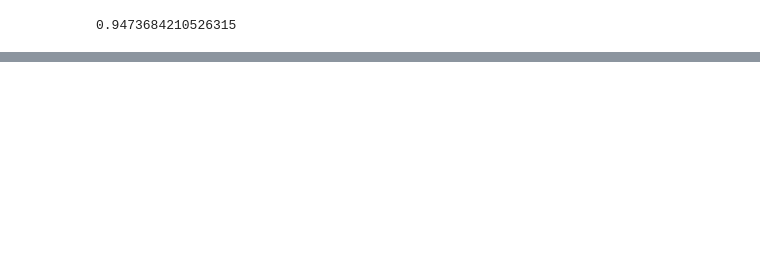
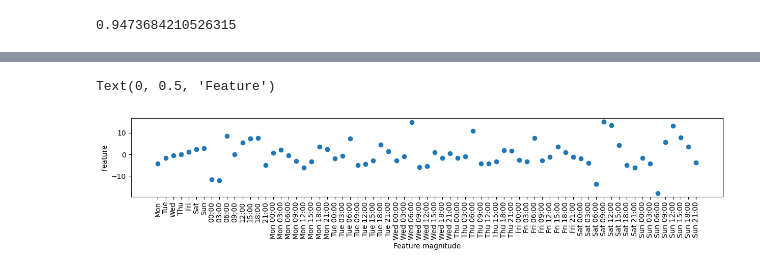
Before and after one commit to jim-franklin/intro_to_ml_with_python, a Jupyter notebook: Chapter_4/Chapter_4.ipynb, the cells around one changed output, grey strips where cells are left out. Saved outputs shown, nothing was run; the diff lists cells and outputs as text; code cells hidden in the pictures; blank space fills up the shorter version.

```diff
--- a/Chapter_4/Chapter_4.ipynb
+++ b/Chapter_4/Chapter_4.ipynb
@@ -613,0 +777,6 @@ plt.yticks([0], [""])
+# %%
+poly_transformer = PolynomialFeatures(degree=2, interaction_only=True, include_bias=False)
+X_hour_week_onehot_poly = poly_transformer.fit_transform(X_hour_week_onehot)
+
+lr = Ridge()
+eval_on_features(X_hour_week_onehot_poly, y, lr, n_train, xticks=citibike.index)
@@ -613,0 +785,6 @@ plt.yticks([0], [""])
+# %%
+hour = ["%02d:00" % i for i in range(0, 24, 3)]
+day = ["Mon", "Tue", "Wed", "Thu", "Fri", "Sat", "Sun"]
+features = day + hour
+# %%
+features_poly = poly_transformer.get_feature_names_out(features)
@@ -613,0 +811,12 @@ plt.yticks([0], [""])
+# %%
+features_nonzero = np.array(features_poly)[lr.coef_ != 0]
+coef_nonzero = lr.coef_[lr.coef_ != 0]
+# %%
+plt.figure(figsize=(15, 2))
+plt.plot(coef_nonzero, 'o')
+plt.xticks(np.arange(len(coef_nonzero)), features_nonzero, rotation=90)
+plt.xlabel("Feature magnitude")
+plt.ylabel("Feature")
+# %% [output]
+Text(0, 0.5, 'Feature')
+[figure, added]
```
Also changed, not shown: parts of 22 cells of this notebook.
